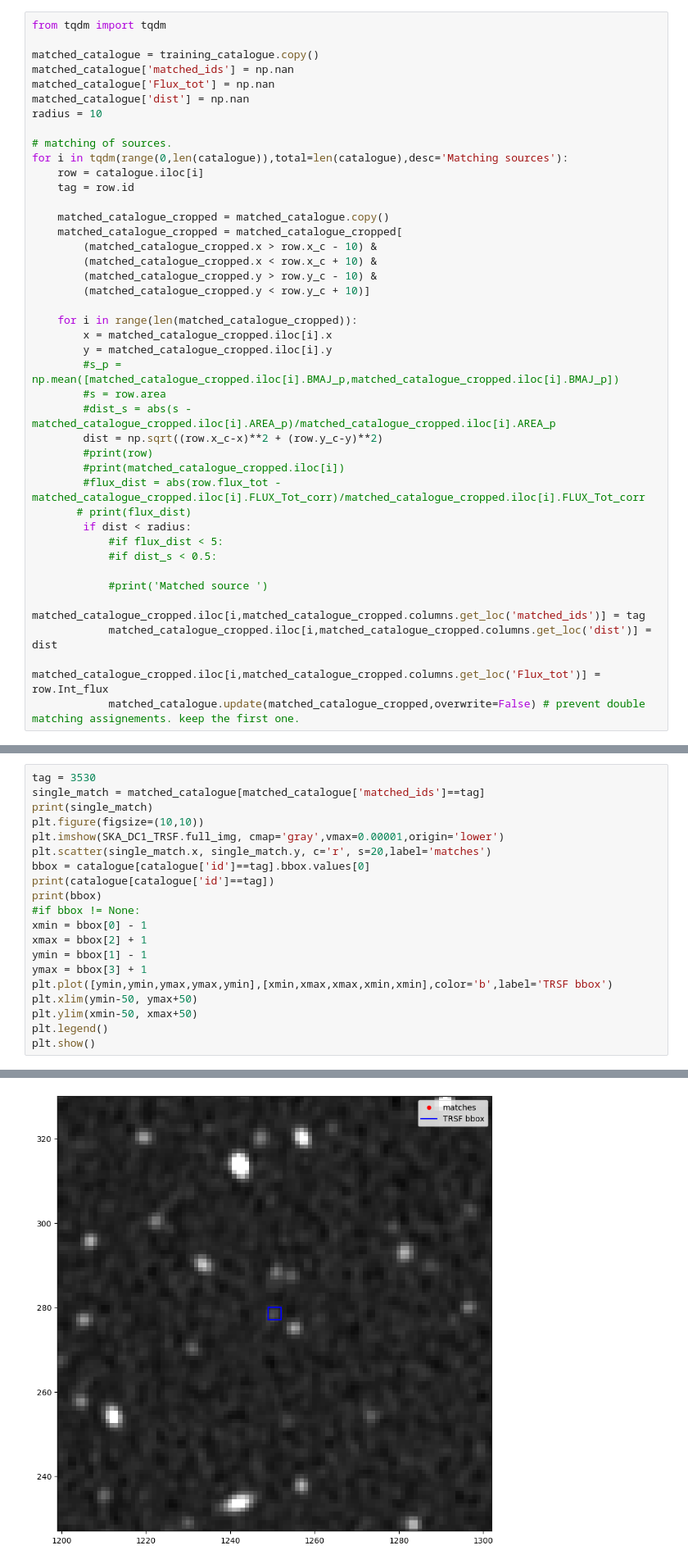
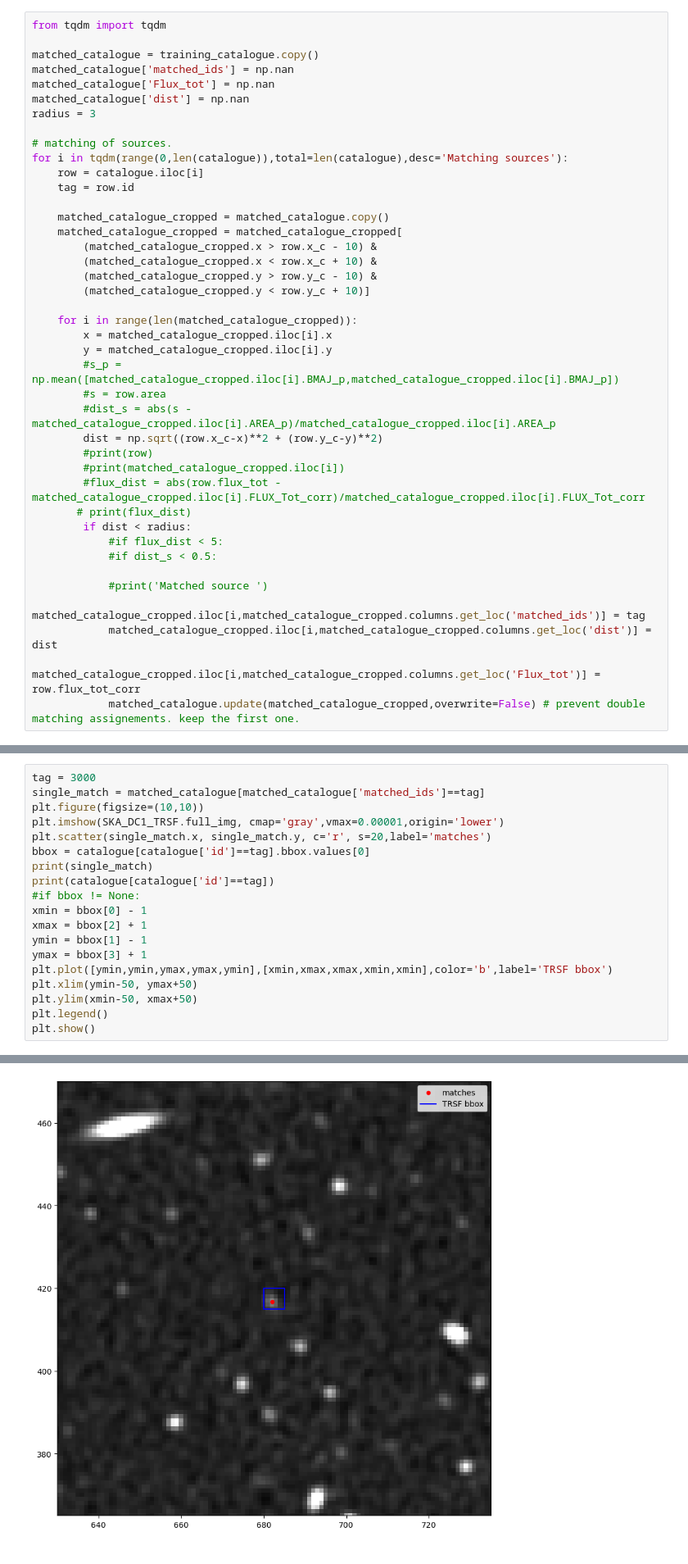
Before and after one commit to RhysAlfShaw/TRSF-dev, a Jupyter notebook: source_recovery_SKADC1Training.ipynb, the cells around one changed output, grey strips where cells are left out. Shown at 82% size. Saved outputs shown, nothing was run; the diff lists cells and outputs as text.

```diff
--- a/source_recovery_SKADC1Training.ipynb
+++ b/source_recovery_SKADC1Training.ipynb
@@ -318,7 +320,7 @@ matched_catalogue = training_catalogue.copy()
 matched_catalogue['matched_ids'] = np.nan
 matched_catalogue['Flux_tot'] = np.nan
 matched_catalogue['dist'] = np.nan
-radius = 10
+radius = 3
 
 # matching of sources.
 for i in tqdm(range(0,len(catalogue)),total=len(catalogue),desc='Matching sources'):
@@ -350,7 +352,7 @@ for i in tqdm(range(0,len(catalogue)),total=len(catalogue),desc='Matching source
             #print('Matched source ')
             matched_catalogue_cropped.iloc[i,matched_catalogue_cropped.columns.get_loc('matched_ids')] = tag
             matched_catalogue_cropped.iloc[i,matched_catalogue_cropped.columns.get_loc('dist')] = dist
-            matched_catalogue_cropped.iloc[i,matched_catalogue_cropped.columns.get_loc('Flux_tot')] = row.Int_flux
+            matched_catalogue_cropped.iloc[i,matched_catalogue_cropped.columns.get_loc('Flux_tot')] = row.flux_tot_corr
             matched_catalogue.update(matched_catalogue_cropped,overwrite=False) # prevent double matching assignements. keep the first one.
 # %%
 catalogue
@@ -498,13 +520,12 @@ Length: 19344, dtype: int64
 # %%
-tag = 3530
+tag = 3000
 single_match = matched_catalogue[matched_catalogue['matched_ids']==tag]
-print(single_match)
 plt.figure(figsize=(10,10))
 plt.imshow(SKA_DC1_TRSF.full_img, cmap='gray',vmax=0.00001,origin='lower')
 plt.scatter(single_match.x, single_match.y, c='r', s=20,label='matches')
 bbox = catalogue[catalogue['id']==tag].bbox.values[0]
+print(single_match)
 print(catalogue[catalogue['id']==tag])
-print(bbox)
 #if bbox != None:
 xmin = bbox[0] - 1
 xmax = bbox[2] + 1
@@ -535,4 +557,4 @@ Index: []
-[figure, old version]
+[figure, new version]
 # %%
 # calculate the number of matched sources in flux bins.
 # flux Int tot | matched num | True num | matched num / True num
```
Also changed, not shown: parts of 14 cells of this notebook, 4 other files.
